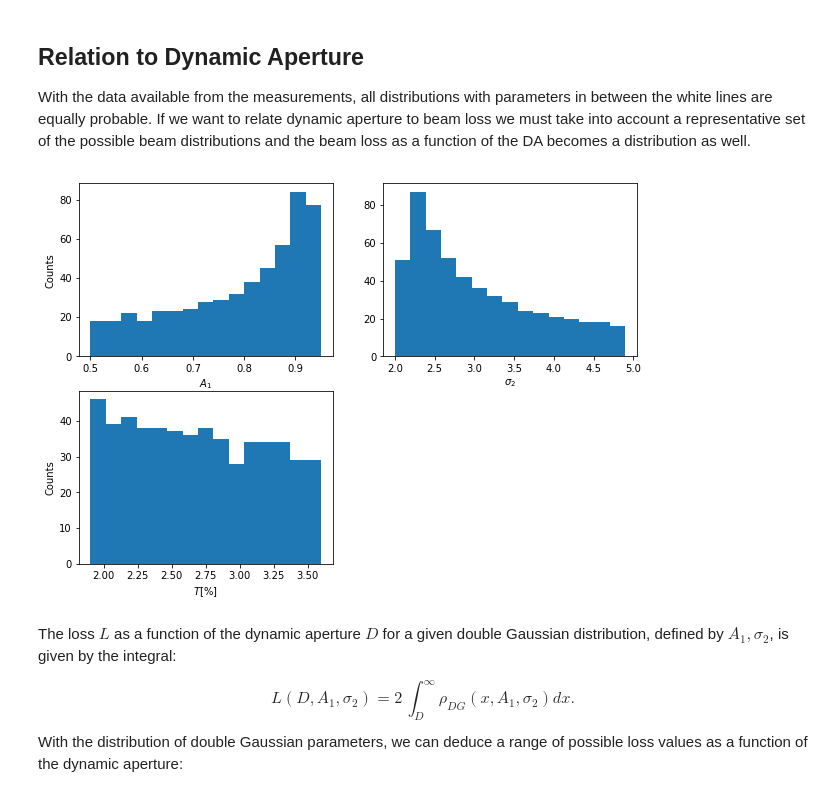
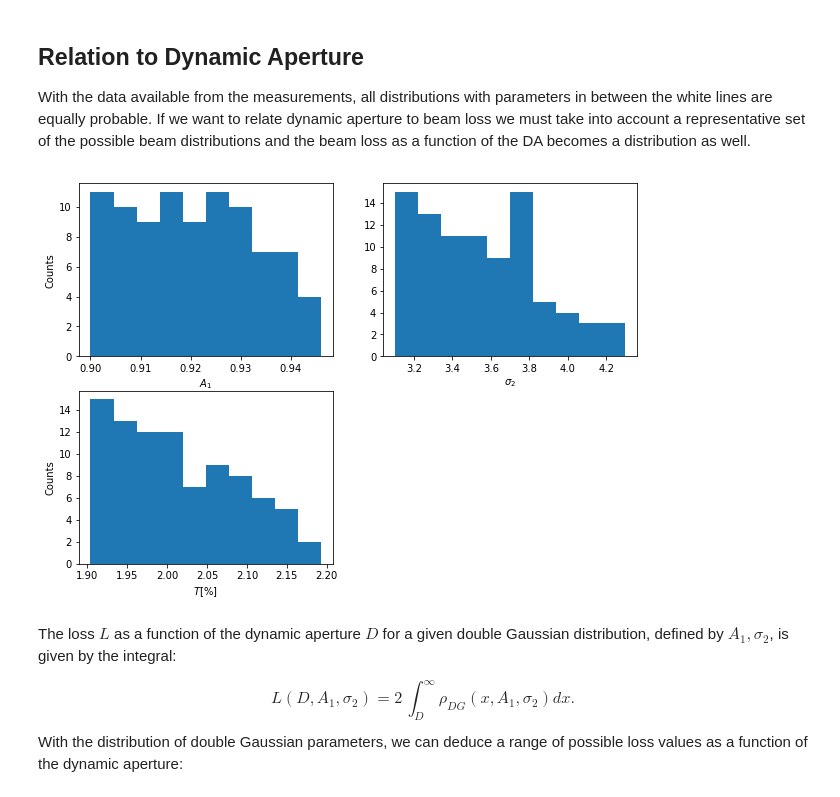
Before and after one commit to mtitze/HL-LHC, a Jupyter notebook: analyses/analysis_distributions.ipynb, the cells around one changed output. Saved outputs shown, nothing was run; the diff lists cells and outputs as text; code cells hidden in the pictures.

```diff
--- a/analyses/analysis_distributions.ipynb
+++ b/analyses/analysis_distributions.ipynb
@@ -229,28 +237,28 @@ With the data available from the measurements, all distributions with parameters
 # %%
 # this dataframe contains all possible (phyical) solutions in the scanned range
 
-_data = _data[(_data['T']>1.9e-2) & (_data['T']<3.6e-2)]
+_data = _data[(_data['T']>1.9e-2) & (_data['T']<3.6e-2) & (_data['sig']<1.4)]
 # %%
 fig = plt.figure(figsize=[10,7])
 ax1 = fig.add_subplot(221)
 ax2 = fig.add_subplot(222)
 ax3 = fig.add_subplot(223)
 # ax4 = fig.add_subplot(224)
 
-ax1.hist(_data.a1,bins=15)
-ax2.hist(_data.sig2,bins=15)
-ax3.hist(_data['T']*100,bins=15)
+ax1.hist(_data.a1,bins=10)
+ax2.hist(_data.sig2,bins=10)
+ax3.hist(_data['T']*100,bins=10)
 
 ax1.set_xlabel(r'$A_1$')
 ax2.set_xlabel(r'$\sigma_2$')
 ax3.set_xlabel(r'$T [\%]$')
 
 for ax in [ax1,ax3]:
     ax.set_ylabel('Counts')
 
 plt.show()
 # %% [output]
-[figure, old version]
+[figure, new version]
 # %% [markdown]
 The loss $L$ as a function of the dynamic aperture $D$ for a given double Gaussian distribution, defined by $A_1,\sigma_2$, is given by the integral:
 
```
Also changed, not shown: parts of 7 cells of this notebook, 1 other file.
